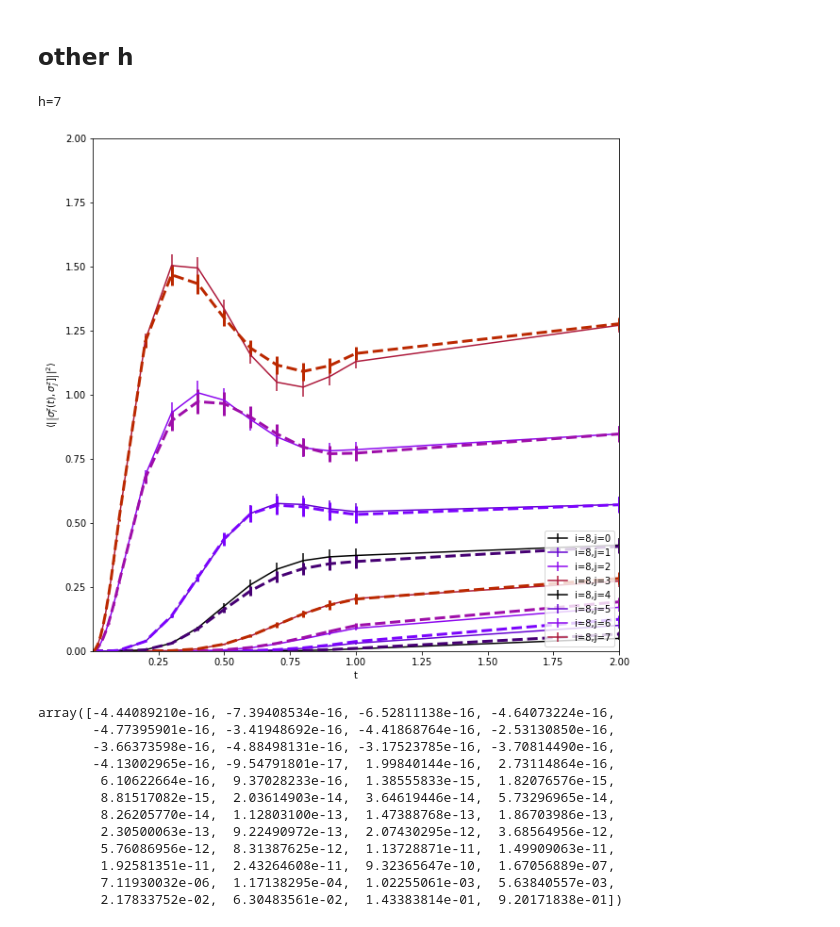
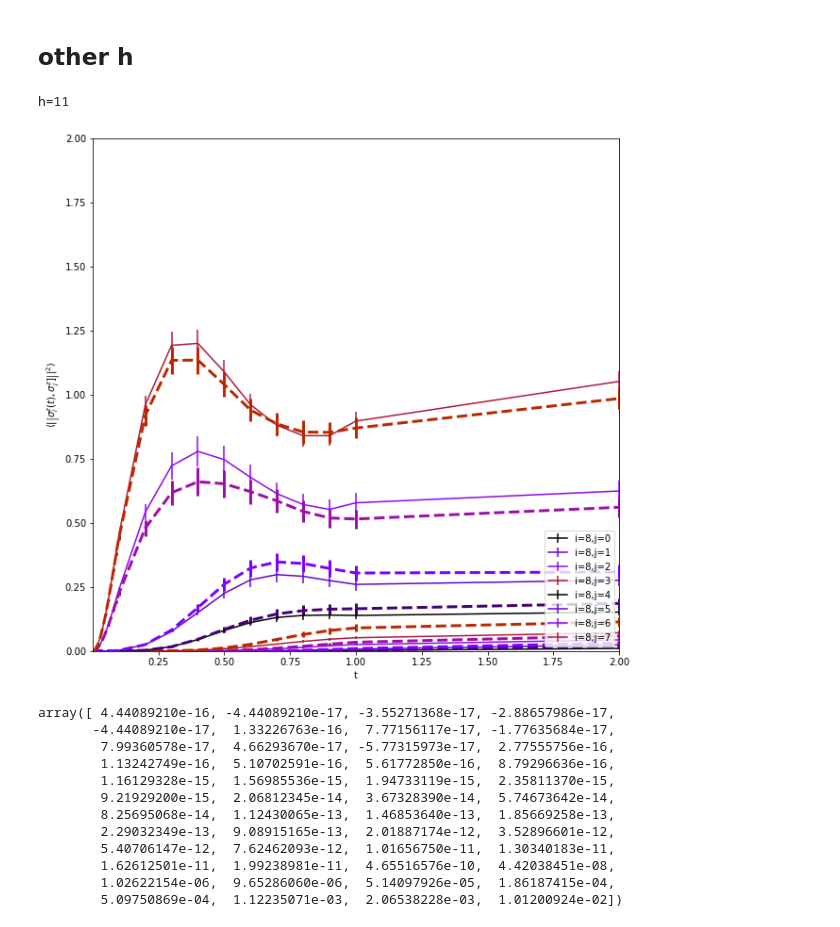
Before and after one commit to mkm2/WorkingFolder, a Jupyter notebook: notebooks/Analysis/Log_Short_Time_Behaviour.ipynb, the cells around one changed output. Saved outputs shown, nothing was run; the diff lists cells and outputs as text; code cells hidden in the pictures.

```diff
--- a/notebooks/Analysis/Log_Short_Time_Behaviour.ipynb
+++ b/notebooks/Analysis/Log_Short_Time_Behaviour.ipynb
@@ -162,7 +184,7 @@ for i in range(0,len(popt)):
 # %% [markdown]
 ## other h
 # %%
-idh = 8
+idh = 10
 print("h={}".format(h[idh]))
 popt = []
 perr = []
@@ -176,47 +198,47 @@ for j in range(0,7):
 
 
 NUM_COLORS = N//2
 cm = plt.get_cmap('gnuplot')
 cNorm  = colors.Normalize(vmin=0, vmax=NUM_COLORS+5)
 scalarMap = mplcm.ScalarMappable(norm=cNorm, cmap=cm)
 fig = plt.figure(figsize=(10,10))
 ax = fig.add_subplot(111)
 #ax.set_yscale("log")
 #ax.set_xscale("log")
 ax.set_prop_cycle(color=[scalarMap.to_rgba(i) for i in range(NUM_COLORS)])
 for j in range(0,N//2):
     #ax.loglog(T[1:],res[idh][1:,j],label="i={},j={}".format(N//2-1,j))
     #ax.loglog(T[tmin[j]:],res_NN[idh][tmin[j]:,j],linestyle="--",linewidth=3)
     #if j!=N//2-1:
     #    ax.plot(T[tmin[j]:],(8*np.array(T[tmin[j]:])/np.abs(7-j)**6)**2,c="black",alpha=0.6)
     #if j !=N//2-1:
     #    ax.plot(T[1:],model(T[1:],*(popt[j]))/(7-j)**12,color='green')
 
     ax.errorbar(T[1:],res[idh][1:,j],label="i={},j={}".format(N//2,j),yerr = res_err[idh][1:,j]/np.sqrt(100))
     ax.errorbar(T[1:],res_NN[idh][1:,j],linestyle="--",linewidth=3,yerr=res_err_NN[idh][1:,j]/np.sqrt(100))
     #if j < 4:
     #    ax.plot(T[1:],model(T[1:],*(popt[j])),color='black')
 ax.legend(loc="lower right")
 ax.set_xlabel("t")
 ax.set_ylabel(r"$\langle\left|\left[\sigma_i^z(t),\sigma_j^z]\right]\right|^2\rangle$")
 ax.set_xlim(1e-3,2)
 ax.set_ylim(1e-14,2)
 plt.show()
 # %% [output]
-h=7
+h=11
-[figure, old version]
+[figure, new version]
 # %%
 res[idh][:,0]
 # %% [output]
-array([-4.44089210e-16, -7.39408534e-16, -6.52811138e-16, -4.64073224e-16,
-       -4.77395901e-16, -3.41948692e-16, -4.41868764e-16, -2.53130850e-16,
-       -3.66373598e-16, -4.88498131e-16, -3.17523785e-16, -3.70814490e-16,
-       -4.13002965e-16, -9.54791801e-17,  1.99840144e-16,  2.73114864e-16,
-        6.10622664e-16,  9.37028233e-16,  1.38555833e-15,  1.82076576e-15,
-        8.81517082e-15,  2.03614903e-14,  3.64619446e-14,  5.73296965e-14,
-        8.26205770e-14,  1.12803100e-13,  1.47388768e-13,  1.86703986e-13,
-        2.30500063e-13,  9.22490972e-13,  2.07430295e-12,  3.68564956e-12,
-        5.76086956e-12,  8.31387625e-12,  1.13728871e-11,  1.49909063e-11,
-        1.92581351e-11,  2.43264608e-11,  9.32365647e-10,  1.67056889e-07,
-        7.11930032e-06,  1.17138295e-04,  1.02255061e-03,  5.63840557e-03,
-        2.17833752e-02,  6.30483561e-02,  1.43383814e-01,  9.20171838e-01])
+array([ 4.44089210e-16, -4.44089210e-17, -3.55271368e-17, -2.88657986e-17,
+       -4.44089210e-17,  1.33226763e-16,  7.77156117e-17, -1.77635684e-17,
+        7.99360578e-17,  4.66293670e-17, -5.77315973e-17,  2.77555756e-16,
+        1.13242749e-16,  5.10702591e-16,  5.61772850e-16,  8.79296636e-16,
+        1.16129328e-15,  1.56985536e-15,  1.94733119e-15,  2.35811370e-15,
+        9.21929200e-15,  2.06812345e-14,  3.67328390e-14,  5.74673642e-14,
+        8.25695068e-14,  1.12430065e-13,  1.46853640e-13,  1.85669258e-13,
+        2.29032349e-13,  9.08915165e-13,  2.01887174e-12,  3.52896601e-12,
+        5.40706147e-12,  7.62462093e-12,  1.01656750e-11,  1.30340183e-11,
+        1.62612501e-11,  1.99238981e-11,  4.65516576e-10,  4.42038451e-08,
+        1.02622154e-06,  9.65286060e-06,  5.14097926e-05,  1.86187415e-04,
+        5.09750869e-04,  1.12235071e-03,  2.06538228e-03,  1.01200924e-02])
```
Also changed, not shown: parts of 4 cells of this notebook, 1 other file.
